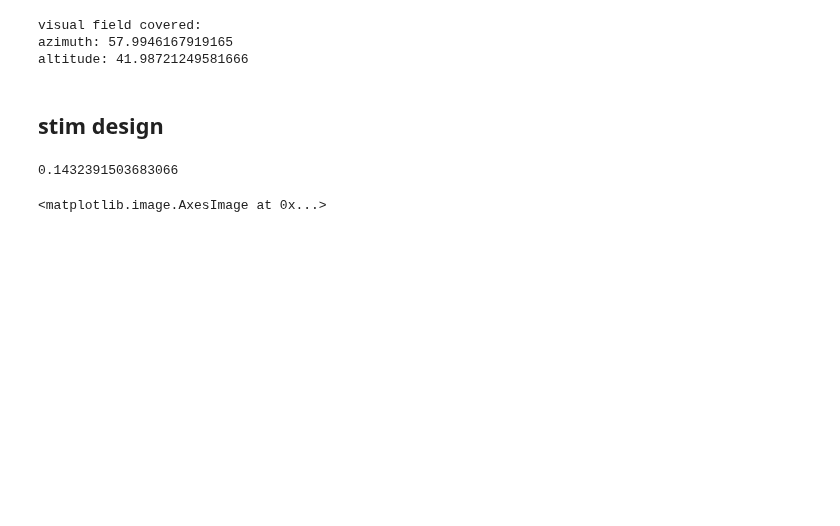
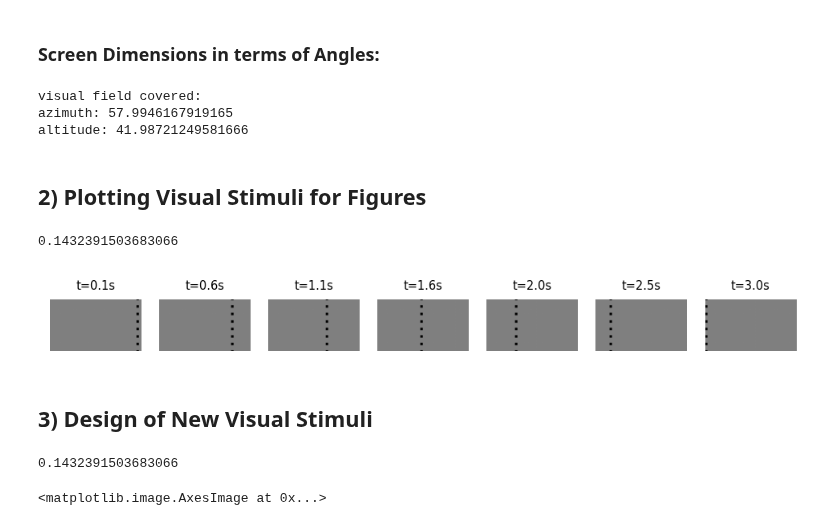
Before and after one commit to LauraGonzalez2000/Lab-notebook, a Jupyter notebook: notebooks/Visual-Stim-Design.ipynb, the cells around one changed output. Cells and saved outputs as stored; diff of their text form; code cells hidden in the pictures; blank space fills up the shorter version.

Commit message:
update visual stim notebook

```diff
--- a/notebooks/Visual-Stim-Design.ipynb
+++ b/notebooks/Visual-Stim-Design.ipynb
@@ -101,3 +109,5 @@ Text(0.5, 1.0, 'screen coordinates')
+# %% [markdown]
+### Screen Dimensions in terms of Angles:
 # %%
 print('visual field covered:')
 print('azimuth:', cm_to_angle(screen_width/2.))
@@ -106,8 +116,38 @@ print('altitude:', cm_to_angle(screen_height/2.))
 visual field covered:
 azimuth: 57.9946167919165
 altitude: 41.98721249581666
+# %% [markdown]
+## 2) Plotting Visual Stimuli for Figures
+# %%
+# start from a simple protocol to load all required data
+import json, os, sys
+import numpy as np
+import matplotlib.pylab as plt
+with open(os.path.join('..', 'src', 'physion',
+                       'acquisition', 'protocols', 'demo',
+                       'moving-dots.json')) as j:
+    protocol = json.load(j)
+
+sys.path.append('../src')
+from physion.visual_stim.build import build_stim
+from physion.visual_stim.main import init_bg_image
+protocol['no-window'] = True
+stim = build_stim(protocol)
+
+stim_index = 0
+times = np.linspace(0.1, 3, 7)
+fig, AX = plt.subplots(1, len(times), figsize=(8,1.2))
+
+for i, t in enumerate(times):
+    AX[i].imshow(-stim.get_image(stim_index, time_from_episode_start=t).T,
+                 vmin=-1, vmax=1, cmap=plt.cm.binary)
+    AX[i].set_title('t=%.1fs' % t, fontsize=7)
+    AX[i].axis('off')
+# %% [output]
+0.1432391503683066
+[figure, added]
 # %% [markdown]
-## stim design
+## 3) Design of New Visual Stimuli
 # %%
 # start from a simple protocol to load all required data
 import json, os
```
Also changed, not shown: parts of 13 cells of this notebook.
